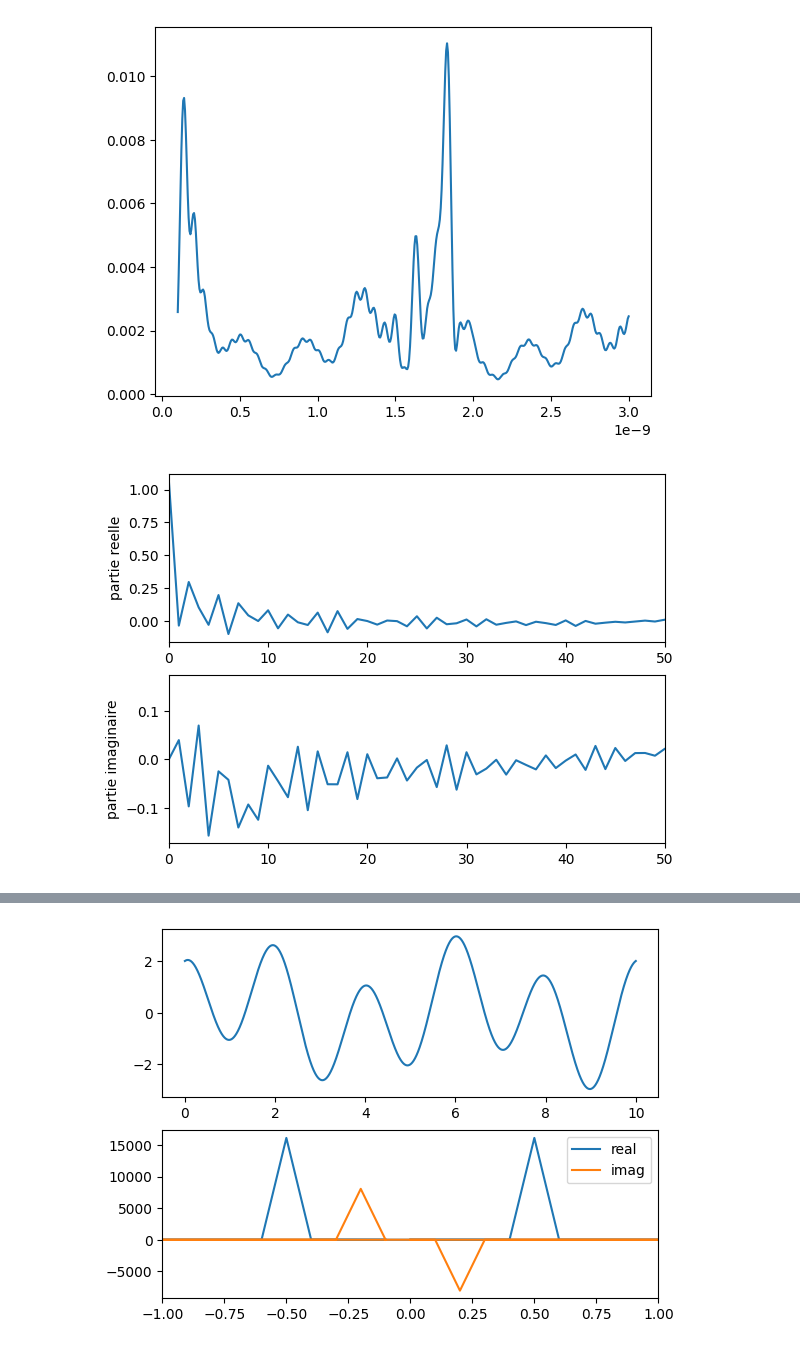
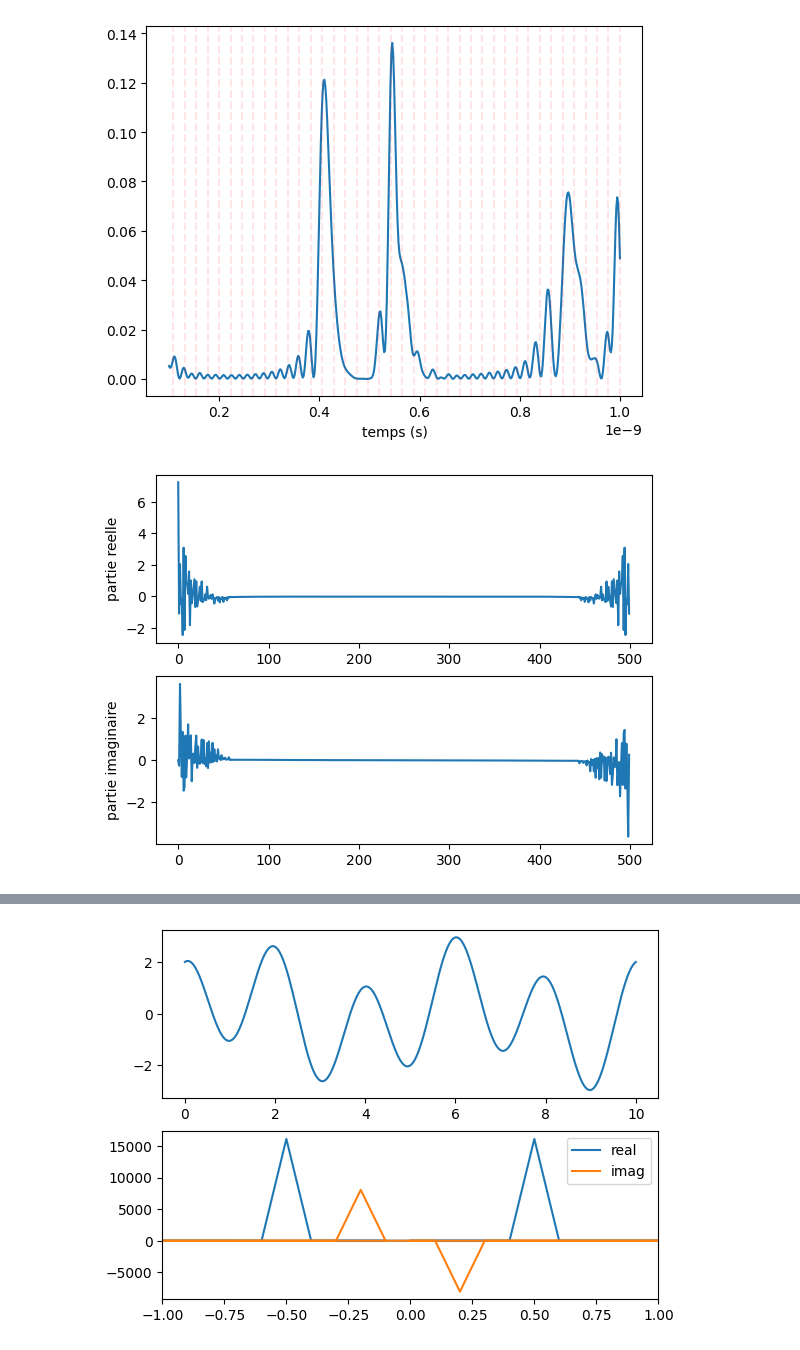
Before and after one commit to sdieden/Quantum-Control, a Jupyter notebook: fourier.ipynb, the cells around one changed output, grey strips where cells are left out. Drawn from its saved outputs; the diff is of its cells as text; code cells hidden in the pictures.

```diff
--- a/fourier.ipynb
+++ b/fourier.ipynb
@@ -6,14 +7,16 @@ from scipy.fft import rfft,fft, ifft, fftshift, fftfreq
 # %%
-# Charger les données
-data = np.load("Plot/resultats_multi_dt_lin2025-05-14 16:11:22.900820.npz", allow_pickle=True)
+data_path = 'Plot/resultats_multi_dt_lin2025-05-16 10:32:13.210815.npz'
+data = np.load(data_path, allow_pickle=True)
 # %%
-print(data)
+
 #print(data['dt_values'])
 dt_values = data['dt_values']
 #print('dt',type(dt_values))
 amplitudes = data['amplitudes']
 #l_sup_10_pop = data['l_sup_10_pop'].item()
-l10_pop = data['l10_pop'].item()
-l11_pop = data['l11_pop'].item()
-l3_pop = data['l3_pop'].item()
+#10_pop = data['l10_pop'].item()
+#l11_pop = data['l11_pop'].item()
+#l3_pop = data['l3_pop'].item()
+l15_pop = data['l15_pop'].item()
+plot_optimization_results(data_path, 'l15_pop',title_prefix='Population de l = 15 après un pulse')
 # %% [output]
@@ -21,13 +35,20 @@ NpzFile 'Plot/resultats_multi_dt_lin2025-05-14 16:11:22.900820.npz' with keys: d
+# %%
+period = 0
+vitesse_angulaire = -2.748595637603823889e+03
+period = 2 * np.pi / vitesse_angulaire
 # %%
-EF_idx = 15
+EF_idx = 0
 # 2. aller chercher toutes les valeurs à chaque temps pour ce champ electrique
 sup = np.zeros(len(dt_values))
 pop = np.zeros(len(dt_values))
 for i in range(len(dt_values)):
     #sup[i] = l_sup_10_pop[dt_values[i]][EF_idx]
-    pop[i] = l10_pop[dt_values[i]][EF_idx]
+    pop[i] = l15_pop[dt_values[i]][EF_idx]
 print(data)
 plt.plot(dt_values, pop)
+for i in range(40):
+    plt.axvline(i*period*1e-8+1e-9, color='r', linestyle='--',alpha=0.1)
+plt.xlabel('temps (s)')
 print('len=',len(pop))
 # TDF dessus
 L_SUP = fft(sup)
@@ -38,10 +59,10 @@ plt.figure()
 plt.subplot(211)
 plt.plot(np.real(POP))
 plt.ylabel("partie reelle")
-plt.xlim(0,50)
+#plt.xlim(0,50)
 plt.subplot(212)
 plt.plot(np.imag(POP))
 plt.ylabel("partie imaginaire")
-plt.xlim(0,50)
+#plt.xlim(0,50)
 plt.show()
 # %% [output]
@@ -49,6 +70,6 @@ NpzFile 'Plot/resultats_multi_dt_lin2025-05-14 16:11:22.900820.npz' with keys: d
 len= 500
-[figure, old version]
+[figure, new version]
-[figure, old version]
+[figure, new version]
 # %%
 RPOP = rfft(pop)
 plt.figure()
```
Also changed, not shown: parts of 15 cells of this notebook, 7 other files.
